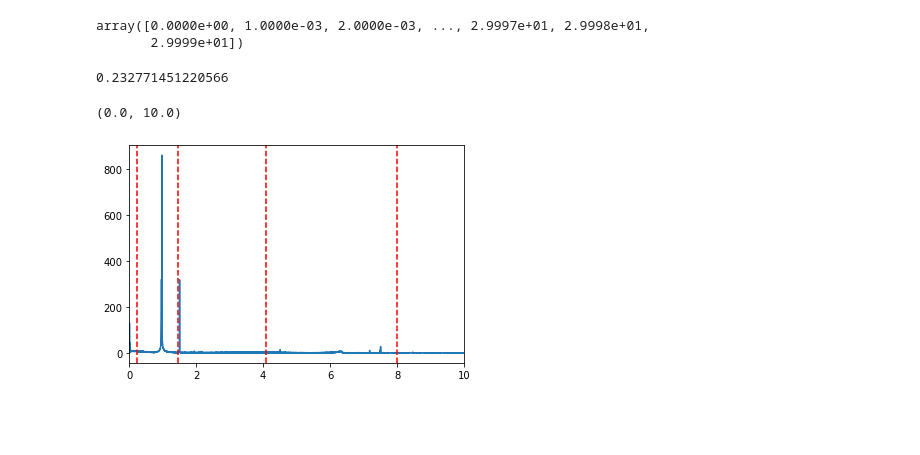
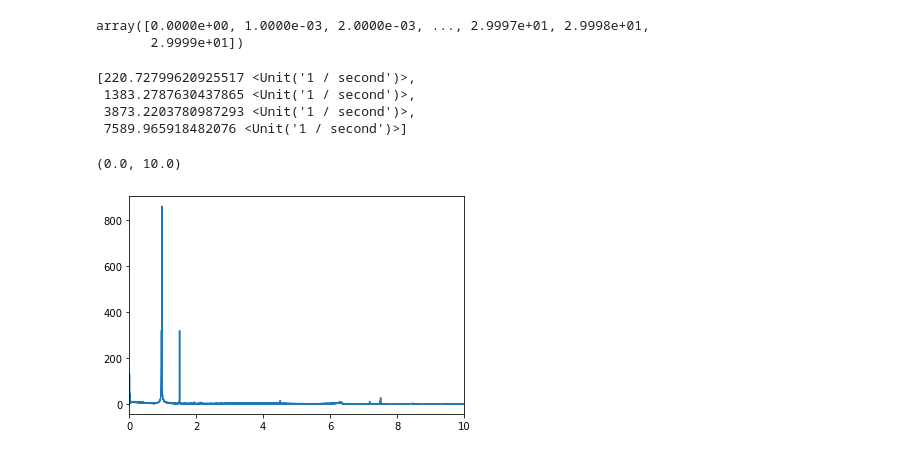
Before and after one commit to tdinapoli/labo-4, a Jupyter notebook: actividad_3/Actividad_3.3.ipynb, the cells around one changed output. Cells and saved outputs as stored; diff of their text form; code cells hidden in the pictures; blank space fills up the shorter version.

Commit message:
actualizo archivo 3.3

```diff
--- a/actividad_3/Actividad_3.3.ipynb
+++ b/actividad_3/Actividad_3.3.ipynb
@@ -7,21 +7,25 @@ import numpy as np
 import matplotlib.pyplot as plt
 from scipy.fft import fft, ifft
 import matplotlib
+import pint
 
-L_l = 255 #mm logitud
-L_a = 240 #mm longitud
+un = pint.UnitRegistry()
+Q = un.Quantity
 
-d_l = 4.6 #mm diametro
-d_a = 4.0 #mm diametro
+L_l = 255 * un.millimeter #mm logitud
+L_a = 240 * un.millimeter#mm longitud
 
-er_L = 2  #mm
-er_d = 0.2 #mm
+d_l = 4.6 * un.millimeter#mm diametro
+d_a = 4.0 * un.millimeter#mm diametro
 
-r_l = 7850 #km/m^3 densidad
-r_a = 8730 #km/m^3 densidad
+er_L = 2 * un.millimeter  #mm
+er_d = 0.2 * un.millimeter#mm
 
-E_l = 110e9# pa
-E_a = 200e9# pa
+r_a = 7850 * un.kilogram/(un.meter**3) #km/m^3 densidad
+r_l = 8730 * un.kilogram/(un.meter**3)#km/m^3 densidad
+
+E_l = 110e9 * un.pascal# pa
+E_a = 200e9 * un.pascal# pa
 #A = area transversal entiendo yo $pi*r^2$
 
 bl = [1.875104, 4.694091, 7.854757, 10.99554]
@@ -46,22 +50,27 @@ B_a = np.pi*((d_a/2)**2)*r_a #El factor q va dividiendo en w
 w_l = []
 w_a = []
 for i in bl:#ver so bl es igual para ambos o no
-    w_l.append(np.sqrt(E_l*Izz_l/B_l)*(i/L_l)**2)
-    w_a.append(np.sqrt(E_a*Izz_a/B_a)*(i/L_a)**2)
+    w_l.append((np.sqrt(E_l*Izz_l/B_l)*(i/L_l)**2).to(1/un.second))
+    w_a.append((np.sqrt(E_a*Izz_a/B_a)*(i/L_a)**2).to(1/un.second))
 
 #plt.plot(archivos_laton[0][:,0], archivos_laton[0][:,1])
-w_l[0]
+w_l
 # %% [output]
-0.232771451220566
+[220.72799620925517 <Unit('1 / second')>,
+ 1383.2787630437865 <Unit('1 / second')>,
+ 3873.2203780987293 <Unit('1 / second')>,
+ 7589.965918482076 <Unit('1 / second')>]
 # %%
-fft_l1 = np.fft.fft(archivos_laton[0][:,1]-np.mean(archivos_laton[0][:,1]))
+
+
+fft_l1 = np.fft.fft((archivos_laton[0][:,1])-np.mean(archivos_laton[0][:,1]))
 frec = np.linspace(min(archivos_laton[0][:,0]), max(archivos_laton[0][:,0]), len(archivos_laton[0][:,0]))
 plt.plot(frec, np.abs(fft_l1))
-plt.axvline(w_l[0], linestyle = 'dashed', color = 'red')
-plt.axvline(w_l[1], linestyle = 'dashed', color = 'red')
-plt.axvline(w_l[2], linestyle = 'dashed', color = 'red')
-plt.axvline(w_l[3], linestyle = 'dashed', color = 'red')
+plt.axvline(np.array(w_l[0]), linestyle = 'dashed', color = 'red')
+plt.axvline(np.array(w_l[1]), linestyle = 'dashed', color = 'red')
+plt.axvline(np.array(w_l[2]), linestyle = 'dashed', color = 'red')
+plt.axvline(np.array(w_l[3]), linestyle = 'dashed', color = 'red')
 plt.xlim([0,10])
 # %% [output]
 (0.0, 10.0)
-[figure, old version]
+[figure, new version]
```
Also changed, not shown: parts of 2 cells of this notebook.
